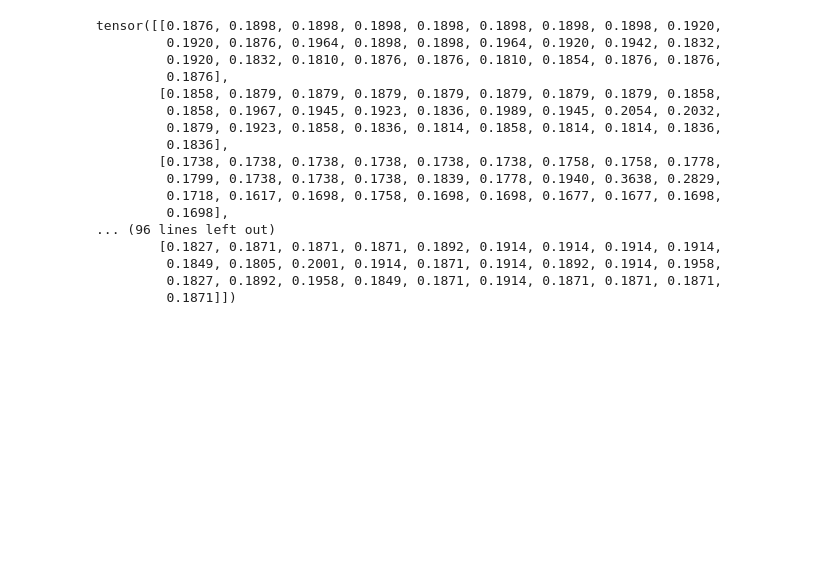
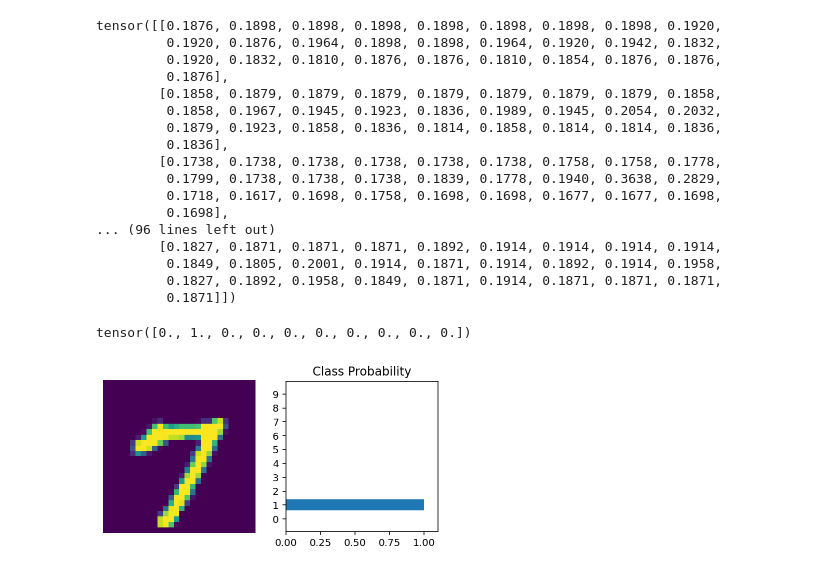
Before and after one commit to Marzipan78/Striving, a Jupyter notebook: M6_Computer_Vision/04. Kernels, callbacks and thresholding/mnist_mlp.ipynb, the cells around one changed output. Drawn from its saved outputs; the diff is of its cells as text; code cells hidden in the pictures; blank space fills up the shorter version.

```diff
--- a/M6_Computer_Vision/04. Kernels, callbacks and thresholding/mnist_mlp.ipynb
+++ b/M6_Computer_Vision/04. Kernels, callbacks and thresholding/mnist_mlp.ipynb
@@ -205,3 +205,11 @@ eins_mnist = eins_mnist.reshape(784)
 # %%
 with torch.no_grad():
     ps = model(eins_mnist)
+# %%
+ps
+# %% [output]
+tensor([0., 1., 0., 0., 0., 0., 0., 0., 0., 0.])
+# %%
+view_classify(images[0].view(1, 28, 28), ps)
+# %% [output]
+[figure, added]
```
Also changed, not shown: parts of 4 cells of this notebook, 2 other files.
